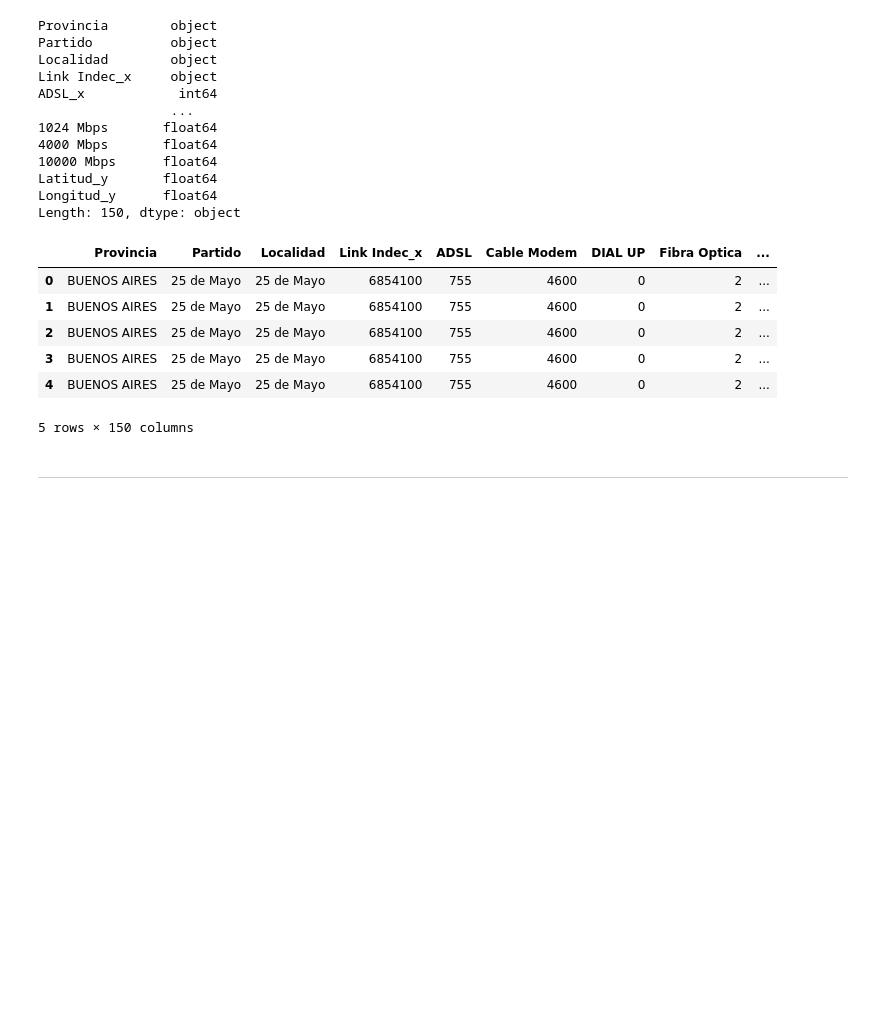
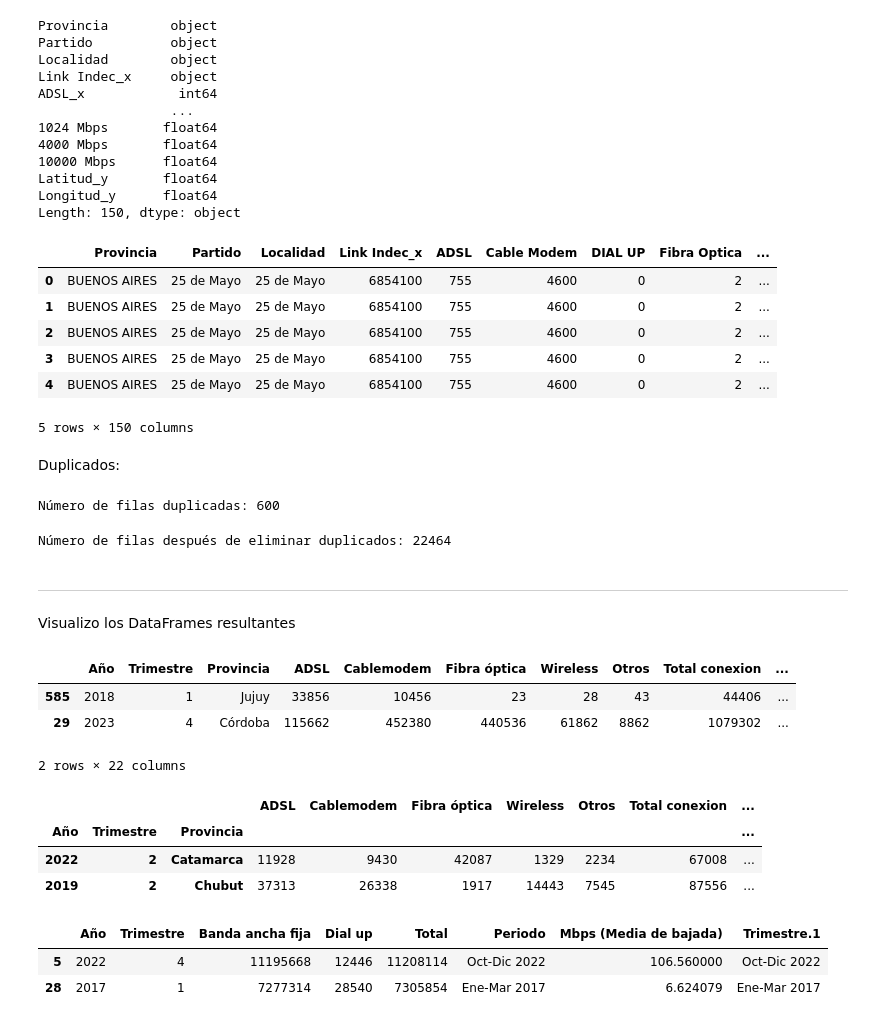
Before and after one commit to RomaDolcenera/PI2_enacom, a Jupyter notebook: ETL.ipynb, the cells around one changed output. Saved outputs shown, nothing was run; the diff lists cells and outputs as text; code cells hidden in the pictures; blank space fills up the shorter version.

```diff
--- a/ETL.ipynb
+++ b/ETL.ipynb
@@ -732,5 +759,44 @@ df2_partidos.head(5)
 | 3 | BUENOS AIRES | 25 de Mayo | 25 de Mayo | 6854100 | 755 | 4600 | 0 | 2 | ... |
 | 4 | BUENOS AIRES | 25 de Mayo | 25 de Mayo | 6854100 | 755 | 4600 | 0 | 2 | ... |
 5 rows × 150 columns
+# %% [markdown]
+Duplicados:
+# %%
+# Contar filas duplicadas
+numero_duplicados = df2_partidos.duplicated().sum()
+
+print(f"Número de filas duplicadas: {numero_duplicados}")
+# %% [output]
+Número de filas duplicadas: 600
+# %%
+# Elimino filas duplicadas
+df4_nac = df4_nac.drop_duplicates()
+
+# Verifico el número de filas después de eliminar duplicados
+print(f"Número de filas después de eliminar duplicados: {df4_nac.shape[0]}")
+# %% [output]
+Número de filas después de eliminar duplicados: 22464
 # %% [markdown]
 ----
+# %% [markdown]
+Visualizo los DataFrames resultantes
+# %%
+df4_comb.sample(2)
+# %% [output]
+|  | Año | Trimestre | Provincia | ADSL | Cablemodem | Fibra óptica | Wireless | Otros | Total conexion | ... |
+| 585 | 2018 | 1 | Jujuy | 33856 | 10456 | 23 | 28 | 43 | 44406 | ... |
+| 29 | 2023 | 4 | Córdoba | 115662 | 452380 | 440536 | 61862 | 8862 | 1079302 | ... |
+2 rows × 22 columns
+# %%
+df_group.sample(2)
+# %% [output]
+|  |  |  | ADSL | Cablemodem | Fibra óptica | Wireless | Otros | Total conexion | ... |
+| Año | Trimestre | Provincia |  |  |  |  |  |  | ... |
+| 2022 | 2 | Catamarca | 11928 | 9430 | 42087 | 1329 | 2234 | 67008 | ... |
+| 2019 | 2 | Chubut | 37313 | 26338 | 1917 | 14443 | 7545 | 87556 | ... |
+# %%
+df_nac.sample(2)
+# %% [output]
+|  | Año | Trimestre | Banda ancha fija | Dial up | Total | Periodo | Mbps (Media de bajada) | Trimestre.1 |
+| 5 | 2022 | 4 | 11195668 | 12446 | 11208114 | Oct-Dic 2022 | 106.560000 | Oct-Dic 2022 |
+| 28 | 2017 | 1 | 7277314 | 28540 | 7305854 | Ene-Mar 2017 | 6.624079 | Ene-Mar 2017 |
```
Also changed, not shown: parts of 34 cells of this notebook, 1 other file.
